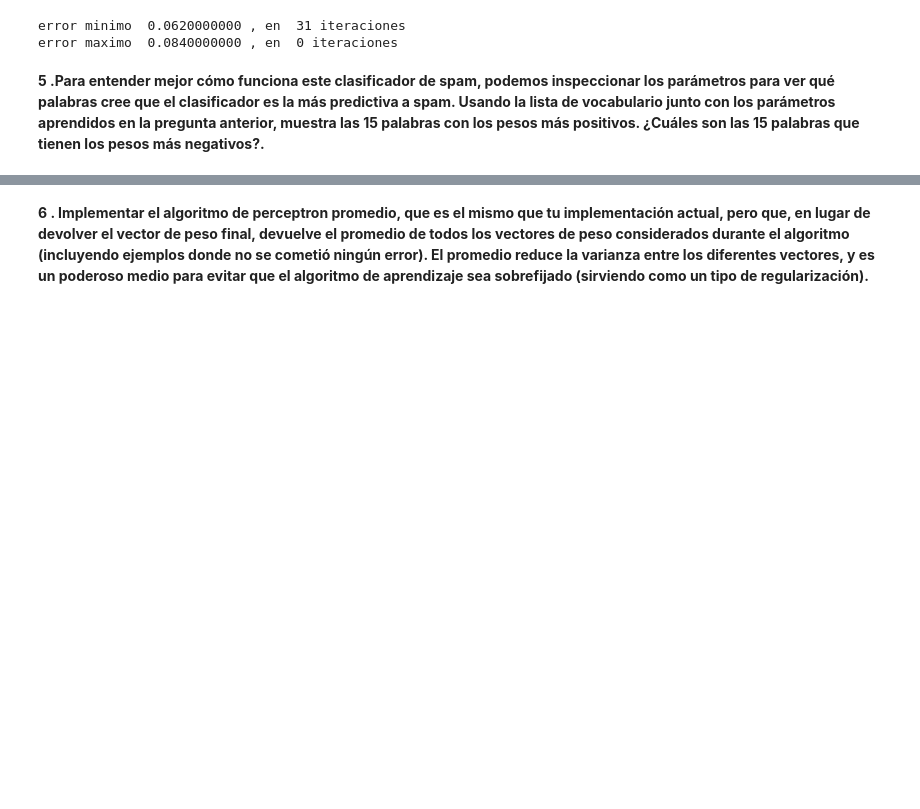
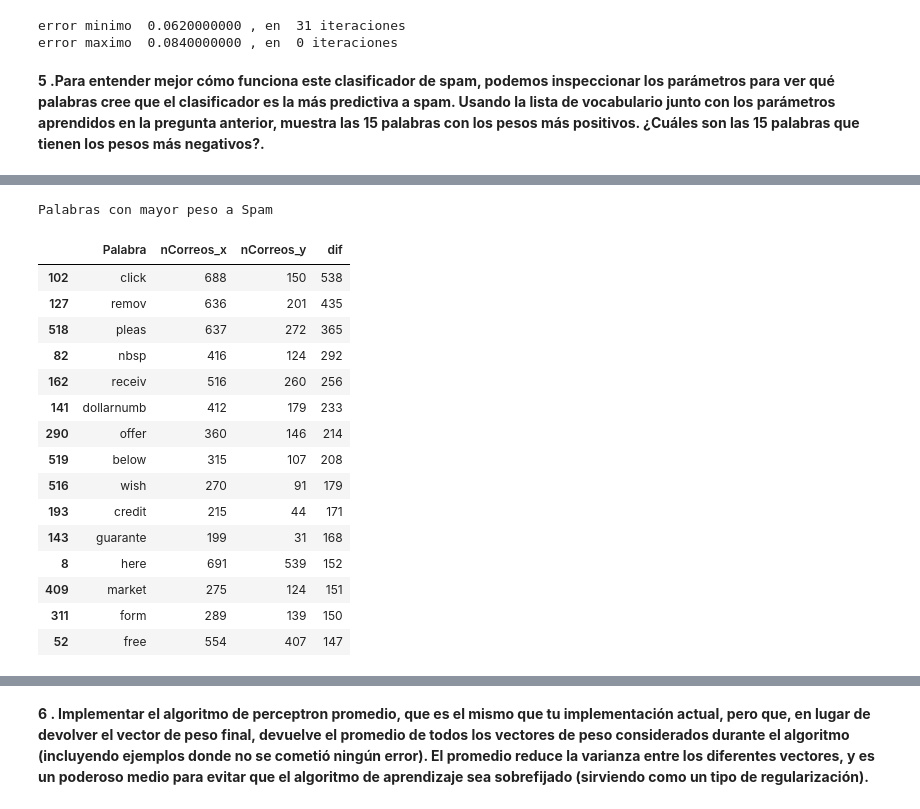
Before and after one commit to mmejiap/segunda-asignacion-del-curso-cm-072-team-bomb, a Jupyter notebook: AsignacionML2.ipynb, the cells around one changed output, grey strips where cells are left out. Cells and saved outputs as stored; diff of their text form; code cells hidden in the pictures; blank space fills up the shorter version.

```diff
--- a/AsignacionML2.ipynb
+++ b/AsignacionML2.ipynb
@@ -749,0 +809,23 @@ __5 .Para entender mejor cómo funciona este clasificador de spam, podemos inspe
+# %%
+# nCorreos_x son los correos con spam y nCorreos_y los que no tienen spam
+result["dif"] = result["nCorreos_x"].sub(result["nCorreos_y"])
+print("Palabras con mayor peso a Spam")
+result.sort_values(by=["dif"],ascending=False).head(15)
+# %% [output]
+Palabras con mayor peso a Spam
+|  | Palabra | nCorreos_x | nCorreos_y | dif |
+| 102 | click | 688 | 150 | 538 |
+| 127 | remov | 636 | 201 | 435 |
+| 518 | pleas | 637 | 272 | 365 |
+| 82 | nbsp | 416 | 124 | 292 |
+| 162 | receiv | 516 | 260 | 256 |
+| 141 | dollarnumb | 412 | 179 | 233 |
+| 290 | offer | 360 | 146 | 214 |
+| 519 | below | 315 | 107 | 208 |
+| 516 | wish | 270 | 91 | 179 |
+| 193 | credit | 215 | 44 | 171 |
+| 143 | guarante | 199 | 31 | 168 |
+| 8 | here | 691 | 539 | 152 |
+| 409 | market | 275 | 124 | 151 |
+| 311 | form | 289 | 139 | 150 |
+| 52 | free | 554 | 407 | 147 |
```
Also changed, not shown: parts of 13 cells of this notebook.
